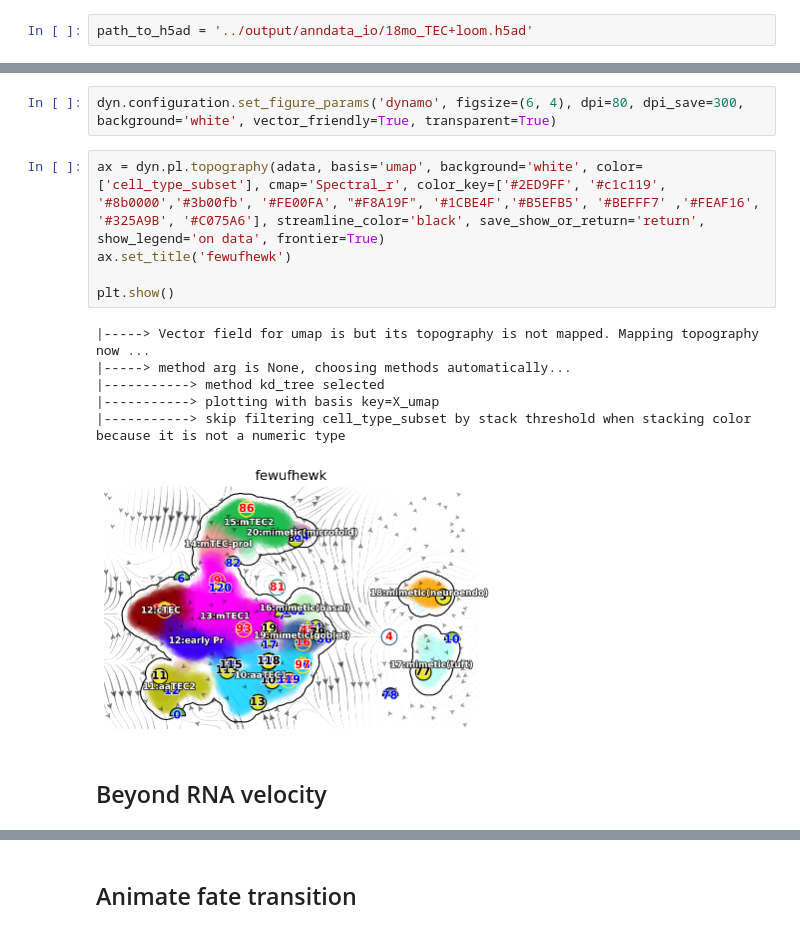
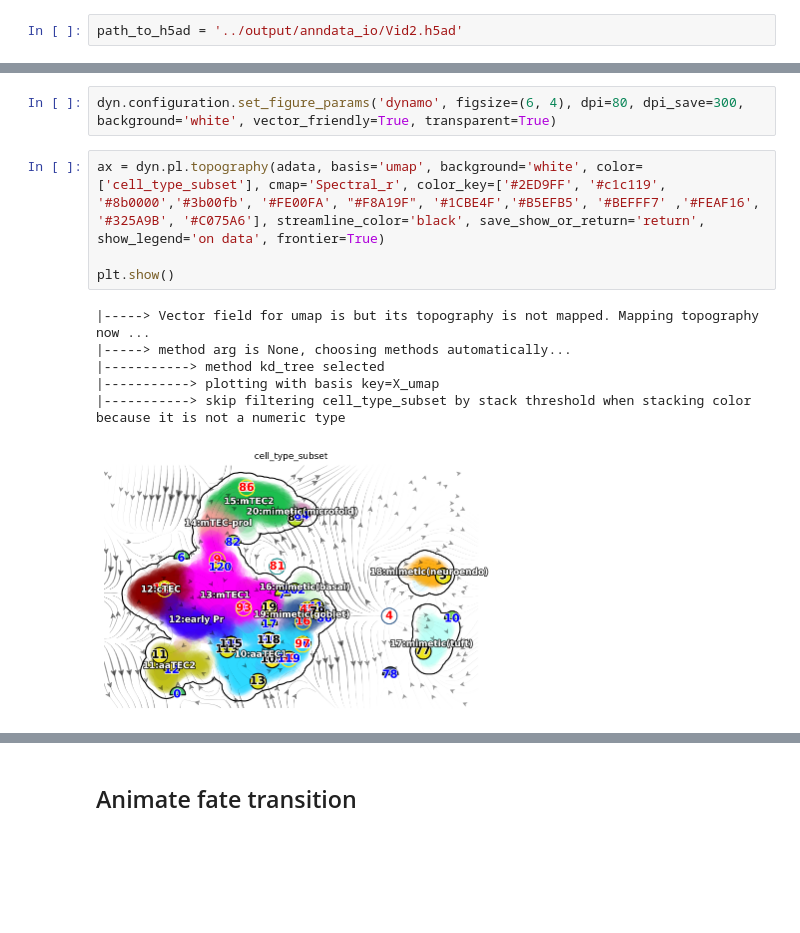
Before and after one commit to kousaa/Kousa-et-al-2024-NI, a Jupyter notebook: notebooks/analysis 05 DYNAMO; Fig 3[g], Vid 2.ipynb, the cells around one changed output, grey strips where cells are left out. Drawn from its saved outputs; the diff is of its cells as text; blank space fills up the shorter version.

```diff
--- a/notebooks/analysis 05 DYNAMO; Fig 3[g], Vid 2.ipynb
+++ b/notebooks/analysis 05 DYNAMO; Fig 3[g], Vid 2.ipynb
@@ -44,7 +46,7 @@ user_defined_palette =  [ '#F6222E', '#FEAF16','#3283FE','#BDCDFF', '#3B00FB', '
 # %% [markdown]
 ### Load data
 # %%
-path_to_h5ad = '../output/anndata_io/18mo_TEC+loom.h5ad'
+path_to_h5ad = '../output/anndata_io/Vid2.h5ad'
 # %%
 adata = dyn.read_h5ad(path_to_h5ad)
 # %%
@@ -200,15 +202,12 @@ dyn.pl.plot_energy(adata, basis='umap')
 dyn.configuration.set_figure_params('dynamo', figsize=(6, 4), dpi=80, dpi_save=300, background='white', vector_friendly=True, transparent=True)
 # %%
 ax = dyn.pl.topography(adata, basis='umap', background='white', color=['cell_type_subset'], cmap='Spectral_r', color_key=['#2ED9FF', '#c1c119',  '#8b0000','#3b00fb', '#FE00FA', "#F8A19F", '#1CBE4F','#B5EFB5', '#BEFFF7' ,'#FEAF16', '#325A9B', '#C075A6'], streamline_color='black', save_show_or_return='return', show_legend='on data', frontier=True)
-ax.set_title('fewufhewk')
 
 plt.show()
 # %% [output]
 |-----> Vector field for umap is but its topography is not mapped. Mapping topography now ...
 |-----> method arg is None, choosing methods automatically...
 |-----------> method kd_tree selected
 |-----------> plotting with basis key=X_umap
 |-----------> skip filtering cell_type_subset by stack threshold when stacking color because it is not a numeric type
-[figure, old version]
+[figure, new version]
-# %% [markdown]
-## Beyond RNA velocity
```
Also changed, not shown: parts of 8 cells of this notebook.
